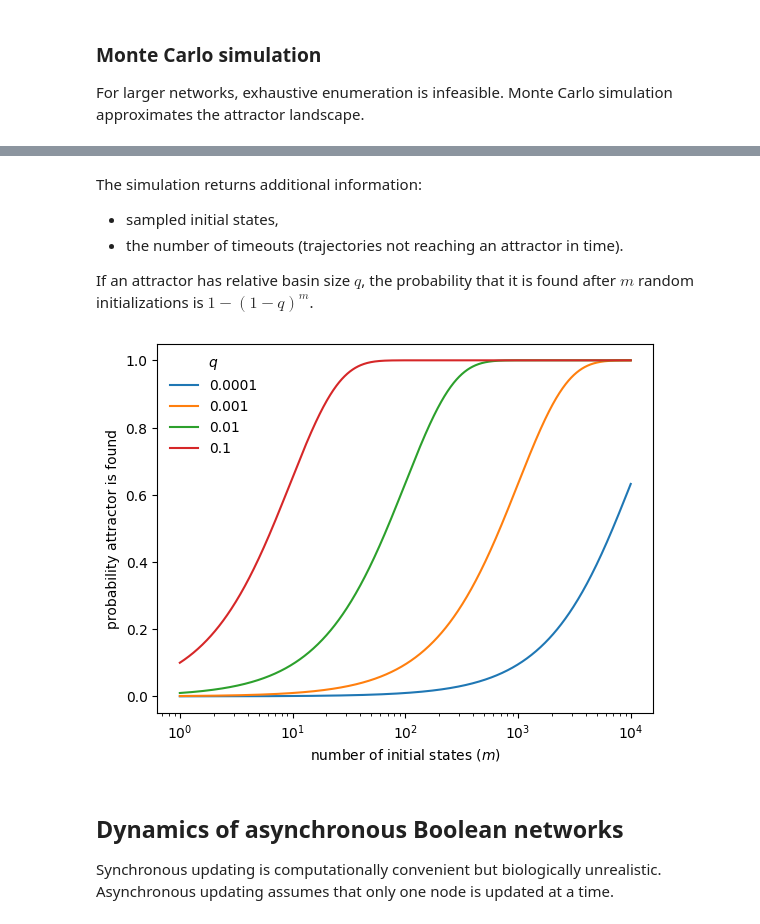
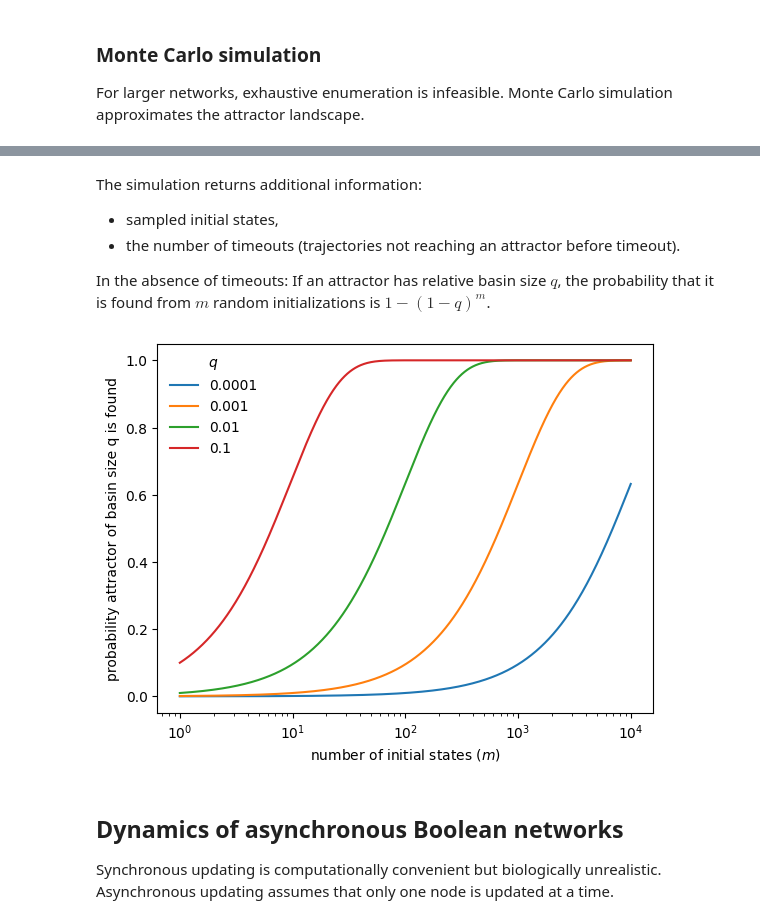
Before and after one commit to ckadelka/BoolForge, a Jupyter notebook: tutorials/tutorial07_boolean_network_dynamics.ipynb, the cells around one changed output, grey strips where cells are left out. Drawn from its saved outputs; the diff is of its cells as text; code cells hidden in the pictures.

```diff
--- a/tutorials/tutorial07_boolean_network_dynamics.ipynb
+++ b/tutorials/tutorial07_boolean_network_dynamics.ipynb
@@ -206,24 +205,24 @@ dict_dynamics
 The simulation returns additional information:
 
 - sampled initial states,
-- the number of timeouts (trajectories not reaching an attractor in time).
+- the number of timeouts (trajectories not reaching an attractor before timeout).
 
-If an attractor has relative basin size $q$, the probability that it is found
-after $m$ random initializations is $1 - (1-q)^m$.
+In the absence of timeouts: If an attractor has relative basin size $q$,
+the probability that it is found from $m$ random initializations is $1 - (1-q)^m$.
 # %%
 qs = [0.0001, 0.001, 0.01, 0.1]
 ms = np.logspace(0, 4, 1000)
 
 fig, ax = plt.subplots()
 for q in qs:
     ax.semilogx(ms, 1 - (1 - q) ** ms, label=str(q))
 
 ax.legend(title=r"$q$", frameon=False)
 ax.set_xlabel("number of initial states ($m$)")
-ax.set_ylabel("probability attractor is found")
+ax.set_ylabel("probability attractor of basin size q is found")
 plt.show()
 # %% [output]
-[figure, old version]
+[figure, new version]
 # %% [markdown]
 ## Dynamics of asynchronous Boolean networks
 
```
Also changed, not shown: parts of 23 cells of this notebook, 48 other files.
